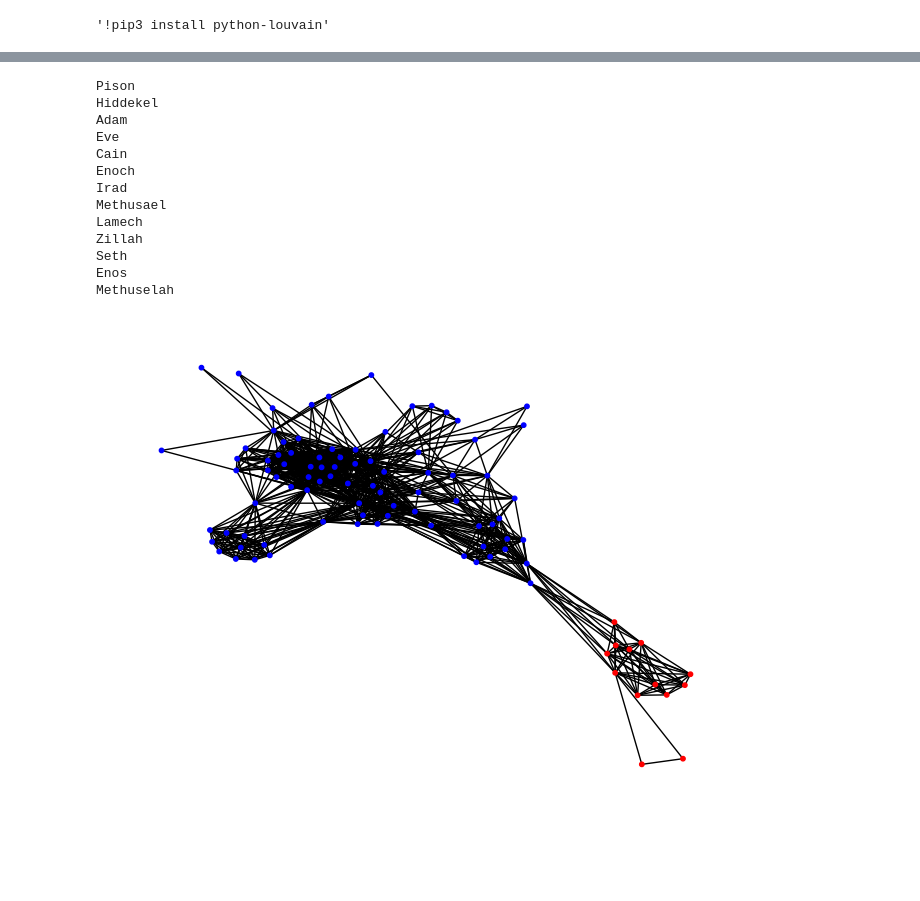
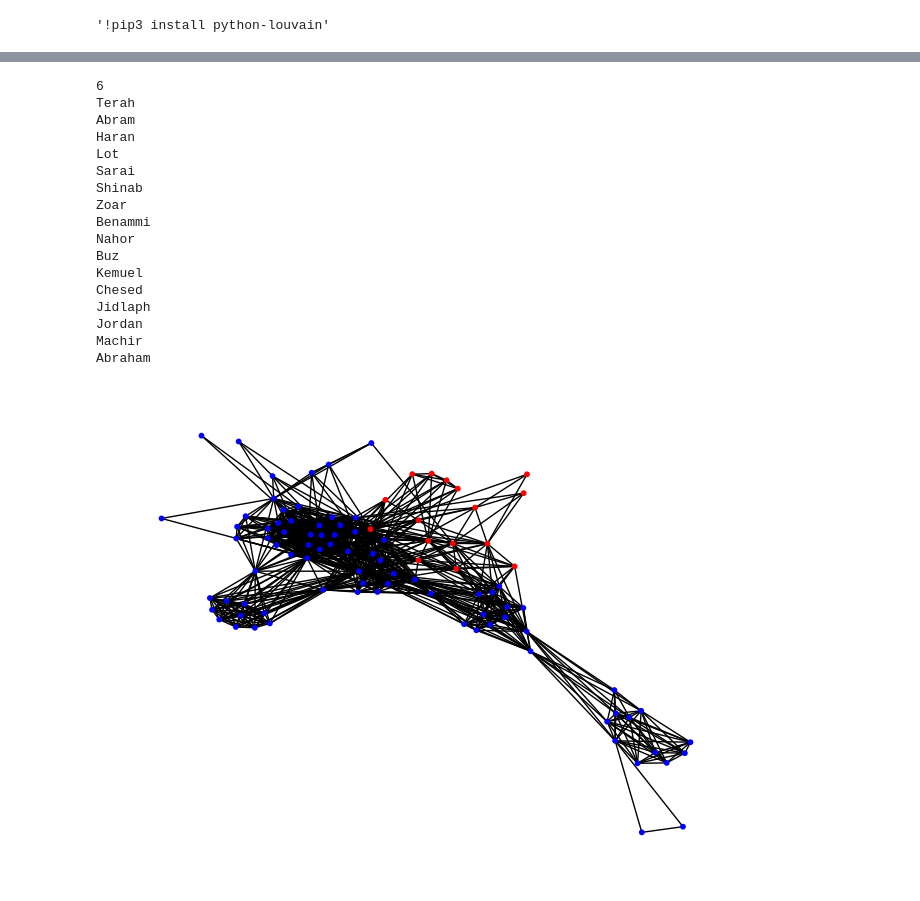
Before and after one commit to PierreRemacle/LINMA2472_P1, a Jupyter notebook: HW1.ipynb, the cells around one changed output, grey strips where cells are left out. Saved outputs shown, nothing was run; the diff lists cells and outputs as text; code cells hidden in the pictures; blank space fills up the shorter version.

```diff
--- a/HW1.ipynb
+++ b/HW1.ipynb
@@ -132,5 +118,3 @@ b_file.close()
 # %%
 matrix_occ = np.loadtxt("matrix_occ(1).txt").reshape(lg_allnames, lg_allnames)
 matrix_diag = np.loadtxt("matrix_D(1).txt").reshape(lg_allnames, lg_allnames)
-for i in range (len(matrix_diag)):
-    print(matrix_diag[i][i])
@@ -296,33 +257,38 @@ print(partitions)
 # %%
 color_map=[]
 def color_commuity(community_index):
+    print(len(partitions))
     for node in graph_net:
         if node in partitions[community_index]:
             color_map.append('red')
         else:
             color_map.append('blue')
     pos = nx.spring_layout(graph_net, seed=41)
 
     nx.draw(graph_net,pos=pos,node_color=color_map,node_size=10)
 
     for i in range (len (partitions[community_index])):
         print(allnames[partitions[community_index][i]])
-color_commuity(1)
+color_commuity(4)
 # %% [output]
-Pison
-Hiddekel
-Adam
-Eve
-Cain
-Enoch
-Irad
-Methusael
-Lamech
-Zillah
-Seth
-Enos
-Methuselah
+6
+Terah
+Abram
+Haran
+Lot
+Sarai
+Shinab
+Zoar
+Benammi
+Nahor
+Buz
+Kemuel
+Chesed
+Jidlaph
+Jordan
+Machir
+Abraham
-[figure, old version]
+[figure, new version]
 # %%
 from sklearn.cluster import KMeans
 import matplotlib.cm as cm
```
Also changed, not shown: parts of 14 cells of this notebook.
